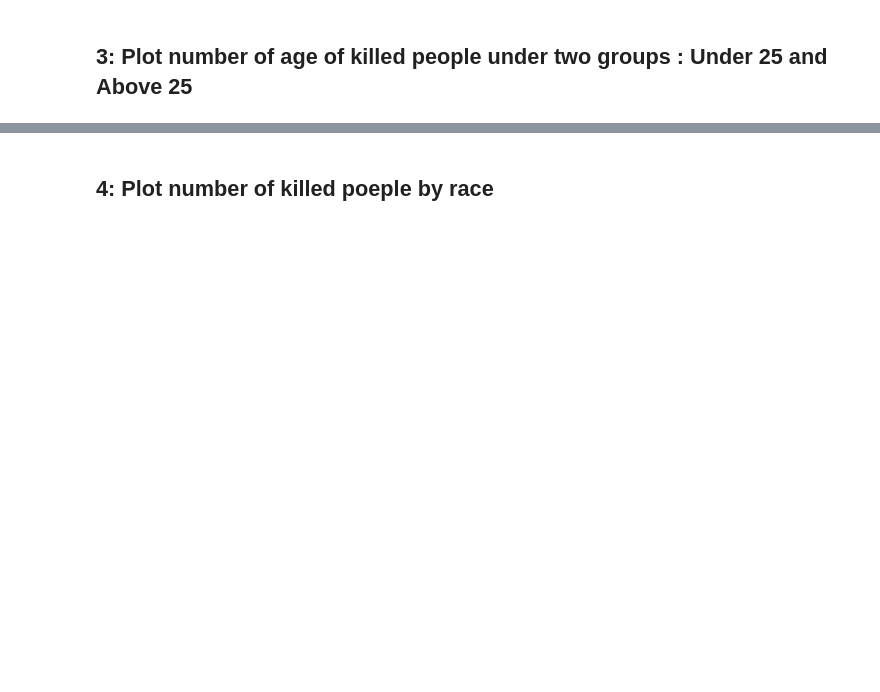
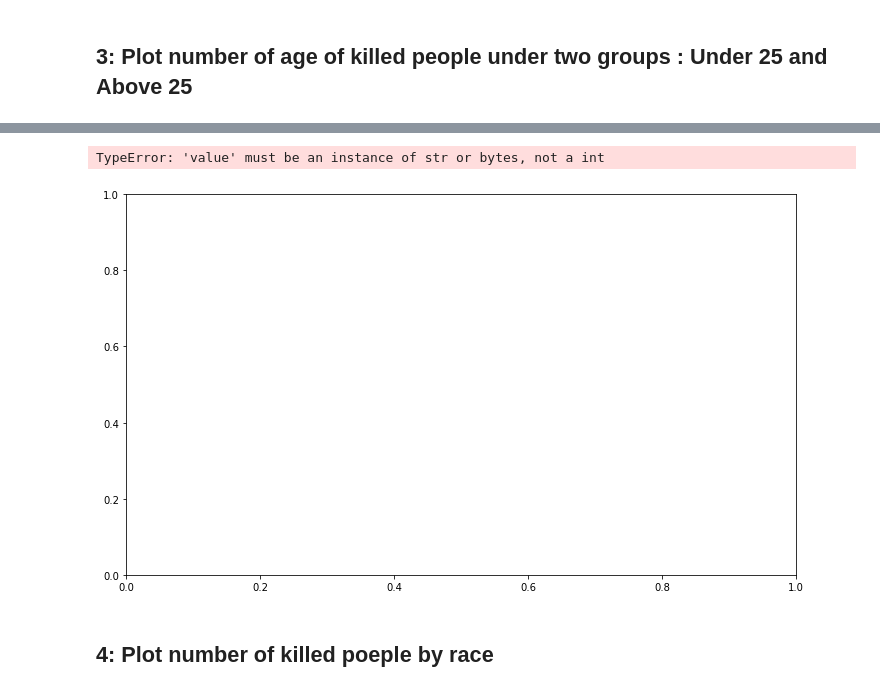
Before and after one commit to MevlutYildiz77/Assignments, a Jupyter notebook: datascience_assignments/Assignment Matplotlib - PoliceKillingsUS/Assignment-1 student.ipynb, the cells around one changed output, grey strips where cells are left out. Cells and saved outputs as stored; diff of their text form; code cells hidden in the pictures; blank space fills up the shorter version.

```diff
--- a/datascience_assignments/Assignment Matplotlib - PoliceKillingsUS/Assignment-1 student.ipynb
+++ b/datascience_assignments/Assignment Matplotlib - PoliceKillingsUS/Assignment-1 student.ipynb
@@ -167,0 +121,3 @@ Name: age_cat, dtype: int64
+# %%
+kill["age_cat"]= column value kill["age"]
+kill.head()
@@ -167,0 +126,4 @@ Name: age_cat, dtype: int64
+# %%
+kill.loc[kill.age>25,'age_cat']='above25'
+kill.loc[kill.age<25,'age_cat']='below25'
+kill
@@ -167,0 +179,3 @@ Name: age_cat, dtype: int64
+# %%
+age_cat = list(kill.groupby("age")["age_cat"].count())
+age_cat
@@ -168,2 +200,11 @@ Name: age_cat, dtype: int64
+# %%
+# with matplotlib
+fig, ax= plt.subplots(figsize =(12,7))
+
+ax.bar(age_cat, age_cat)
+plt.show()
+# %% [output]
+TypeError: 'value' must be an instance of str or bytes, not a int
+[figure, added]
 # %% [markdown]
 ## 4: Plot number of killed poeple by race
```
Also changed, not shown: parts of 46 cells of this notebook.
